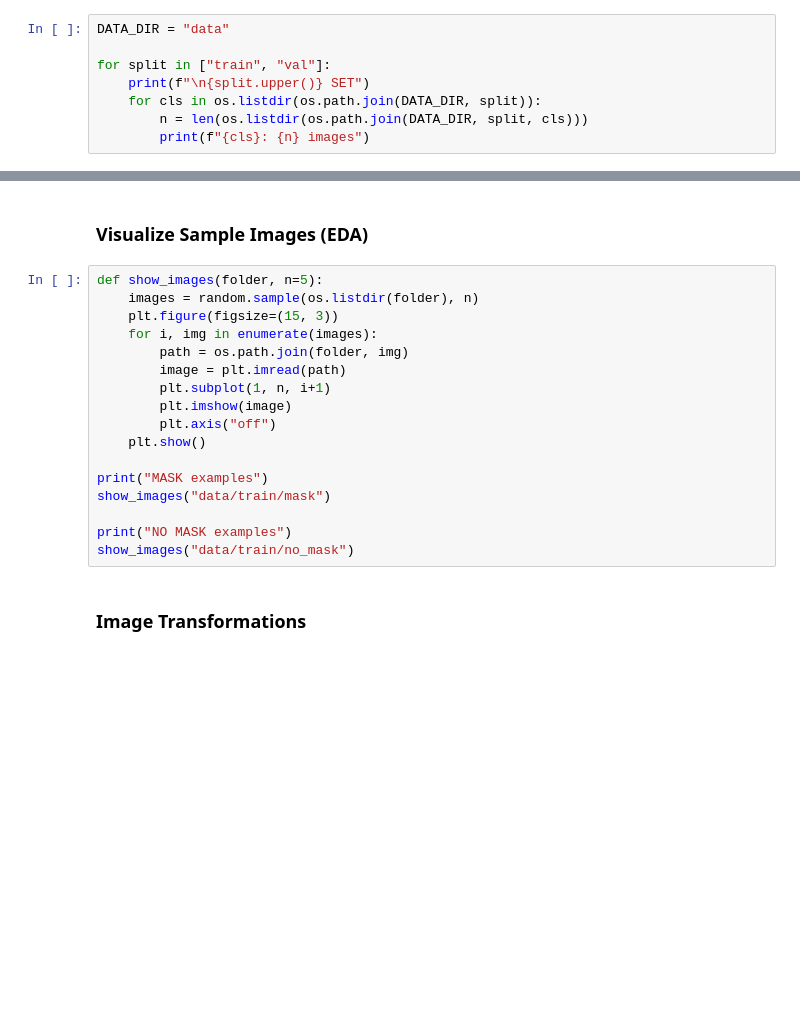
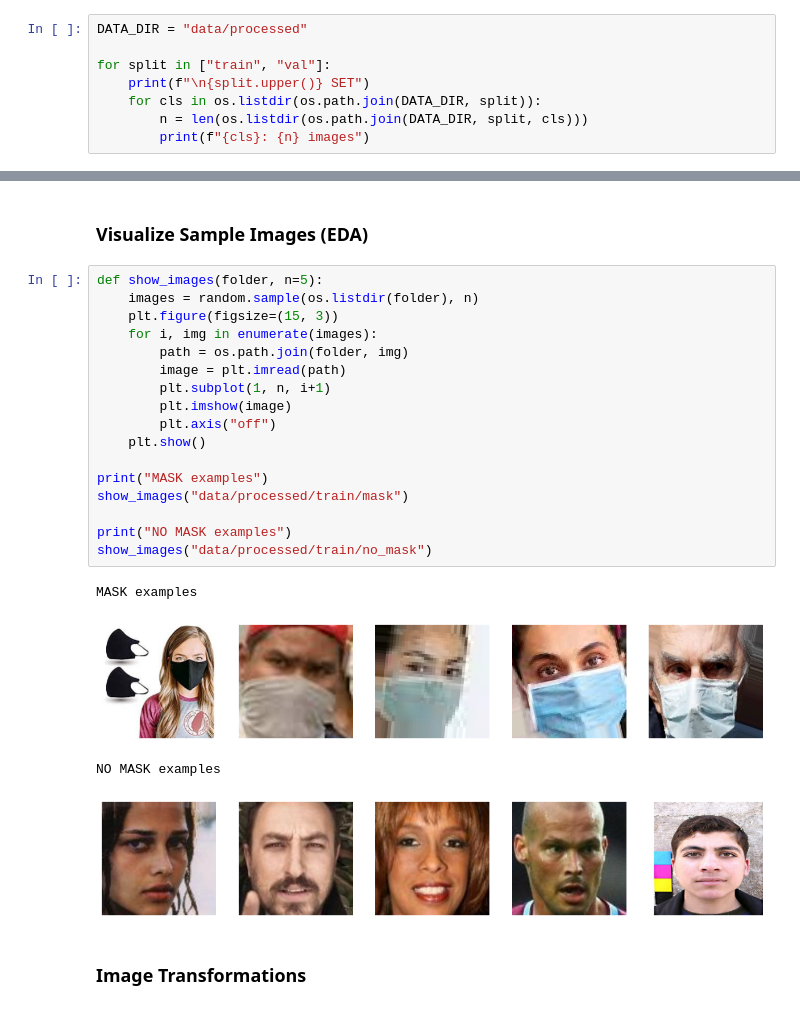
Before and after one commit to yazdanparasthesam/machine-learning-zoocamp, a Jupyter notebook: Capstone2/notebook.ipynb, the cells around one changed output, grey strips where cells are left out. Cells and saved outputs as stored; diff of their text form; blank space fills up the shorter version.

```diff
--- a/Capstone2/notebook.ipynb
+++ b/Capstone2/notebook.ipynb
@@ -29,7 +29,7 @@ from sklearn.metrics import classification_report, confusion_matrix
 # %% [markdown]
 ### Dataset Structure Check
 # %%
-DATA_DIR = "data"
+DATA_DIR = "data/processed"
 
 for split in ["train", "val"]:
     print(f"\n{split.upper()} SET")
@@ -41,20 +49,25 @@ for split in ["train", "val"]:
 # %%
 def show_images(folder, n=5):
     images = random.sample(os.listdir(folder), n)
     plt.figure(figsize=(15, 3))
     for i, img in enumerate(images):
         path = os.path.join(folder, img)
         image = plt.imread(path)
         plt.subplot(1, n, i+1)
         plt.imshow(image)
         plt.axis("off")
     plt.show()
 
 print("MASK examples")
-show_images("data/train/mask")
+show_images("data/processed/train/mask")
 
 print("NO MASK examples")
-show_images("data/train/no_mask")
+show_images("data/processed/train/no_mask")
+# %% [output]
+MASK examples
+[figure, added]
+NO MASK examples
+[figure, added]
 # %% [markdown]
 ### Image Transformations
 # %%
```
Also changed, not shown: parts of 6 cells of this notebook.
